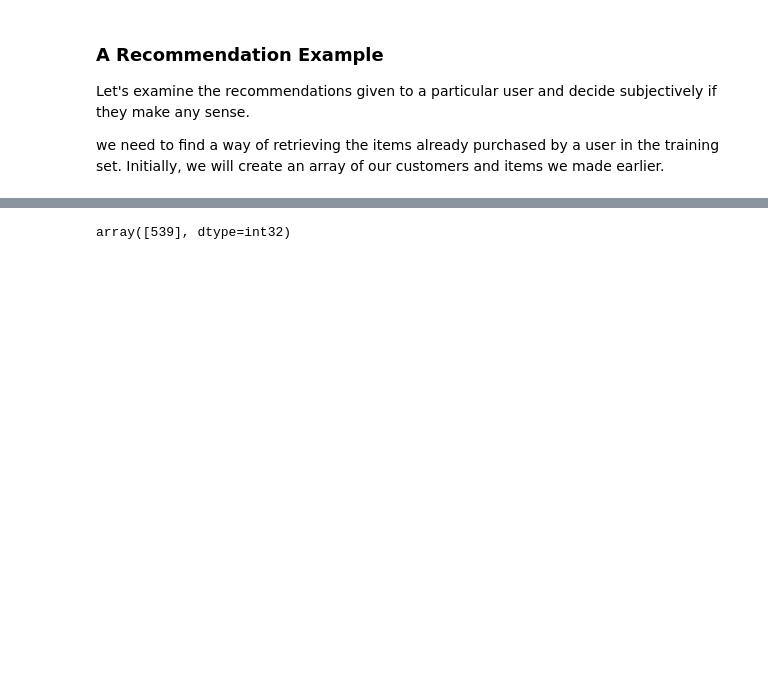
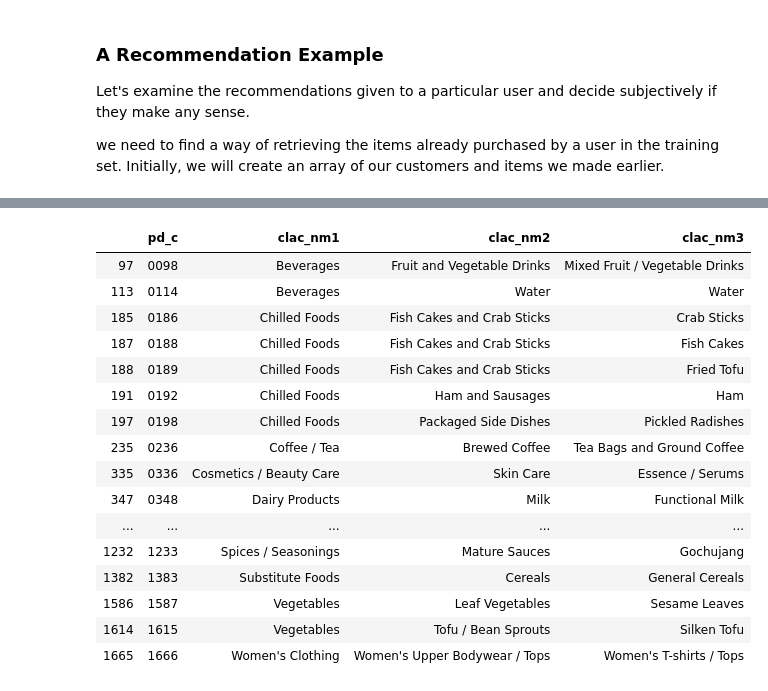
Before and after one commit to hojisu/recommendation-project, a Jupyter notebook: Alternating-Least-Squares.ipynb, the cells around one changed output, grey strips where cells are left out. Cells and saved outputs as stored; diff of their text form; code cells hidden in the pictures; blank space fills up the shorter version.

```diff
--- a/Alternating-Least-Squares.ipynb
+++ b/Alternating-Least-Squares.ipynb
@@ -364,7 +364,7 @@ customers_arr = np.array(customers)
 # Array of product IDs from the ratings matrix
 products_arr = np.array(products)
 # %%
-def get_items_purchased(customer_id, mf_train, customers_list, products_list, df_product):
+def get_items_purchased(customer_id, df_transaction, df_product):
     '''
     This just tells me which items have been already purchased by a specific user in the training set.
 
@@ -385,12 +385,13 @@ def get_items_purchased(customer_id, mf_train, customers_list, products_list, df
     A list of item IDs and item descriptions for a particular customer that were already purchased in the training set
     '''
     # Returns the index row of our customer id
-    cust_ind = np.where(customers_list == customer_id)[0][0]
+#     cust_ind = np.where(customers_list == customer_id)[0][0]
 
     # Get column indics of purchased items
-    purchased_ind = mf_train[cust_ind,:].nonzero()[1]
+#     purchased_ind = mf_train[cust_ind,:].nonzero()[1]
 
     # Get the stock codes for our purchased items
 #     prod_codes = products_list[purchased_ind]
 #     return item_lookup.loc[item_lookup.pd_c.isin(prod_codes)]
-    return df_product[df_product.index.isin(purchased_ind)]
+    purchase_items = df_transaction.loc[df_transaction['clnt_id'] == customer_id].pd_c.to_list()
+    return df_product[df_product.pd_c.isin(purchase_items)]
@@ -440,4 +402,20 @@ df_transaction.loc[df_transaction['clnt_id'] == 12]
-# %%
-product_train[2,:].nonzero()[1]
-# %% [output]
-array([539], dtype=int32)
+# %%
+get_items_purchased(72410, df_transaction, df_product)
+# %% [output]
+|  | pd_c | clac_nm1 | clac_nm2 | clac_nm3 |
+| 97 | 0098 | Beverages | Fruit and Vegetable Drinks | Mixed Fruit / Vegetable Drinks |
+| 113 | 0114 | Beverages | Water | Water |
+| 185 | 0186 | Chilled Foods | Fish Cakes and Crab Sticks | Crab Sticks |
+| 187 | 0188 | Chilled Foods | Fish Cakes and Crab Sticks | Fish Cakes |
+| 188 | 0189 | Chilled Foods | Fish Cakes and Crab Sticks | Fried Tofu |
+| 191 | 0192 | Chilled Foods | Ham and Sausages | Ham |
+| 197 | 0198 | Chilled Foods | Packaged Side Dishes | Pickled Radishes |
+| 235 | 0236 | Coffee / Tea | Brewed Coffee | Tea Bags and Ground Coffee |
+| 335 | 0336 | Cosmetics / Beauty Care | Skin Care | Essence / Serums |
+| 347 | 0348 | Dairy Products | Milk | Functional Milk |
+| ... | ... | ... | ... | ... |
+| 1232 | 1233 | Spices / Seasonings | Mature Sauces | Gochujang |
+| 1382 | 1383 | Substitute Foods | Cereals | General Cereals |
+| 1586 | 1587 | Vegetables | Leaf Vegetables | Sesame Leaves |
+| 1614 | 1615 | Vegetables | Tofu / Bean Sprouts | Silken Tofu |
+| 1665 | 1666 | Women's Clothing | Women's Upper Bodywear / Tops | Women's T-shirts / Tops |
```
Also changed, not shown: parts of 7 cells of this notebook, 1 other file.
